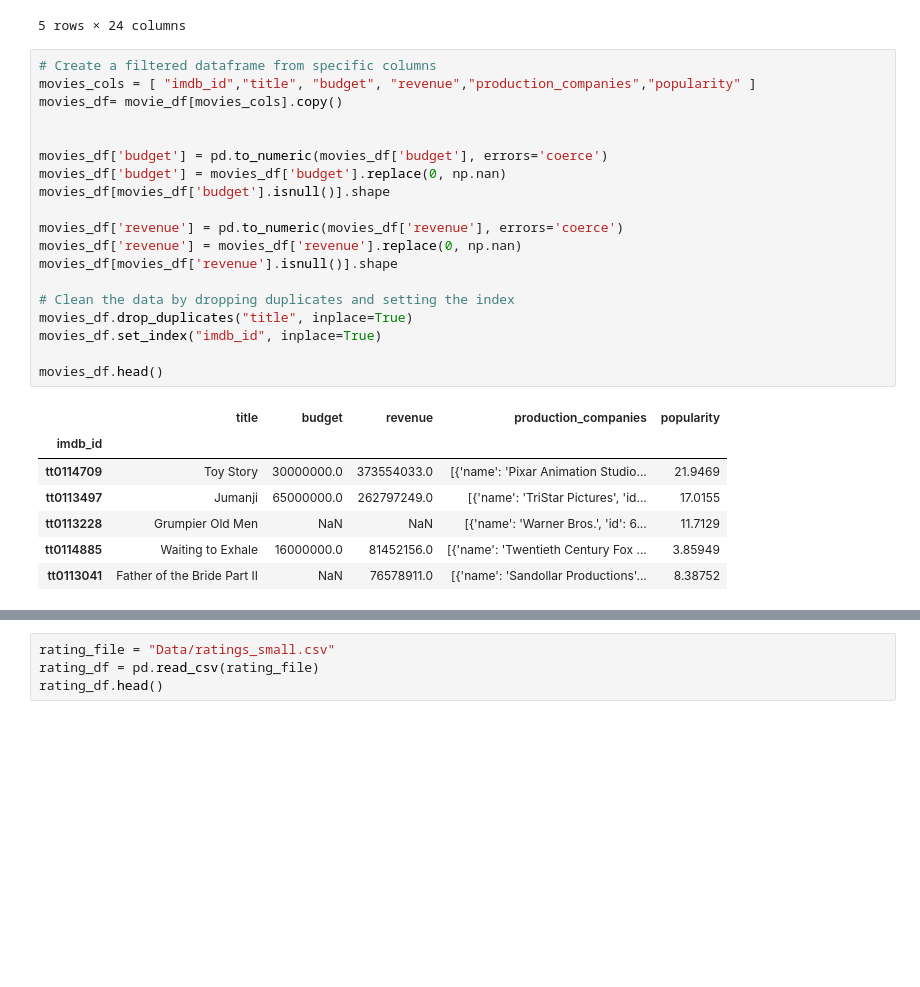
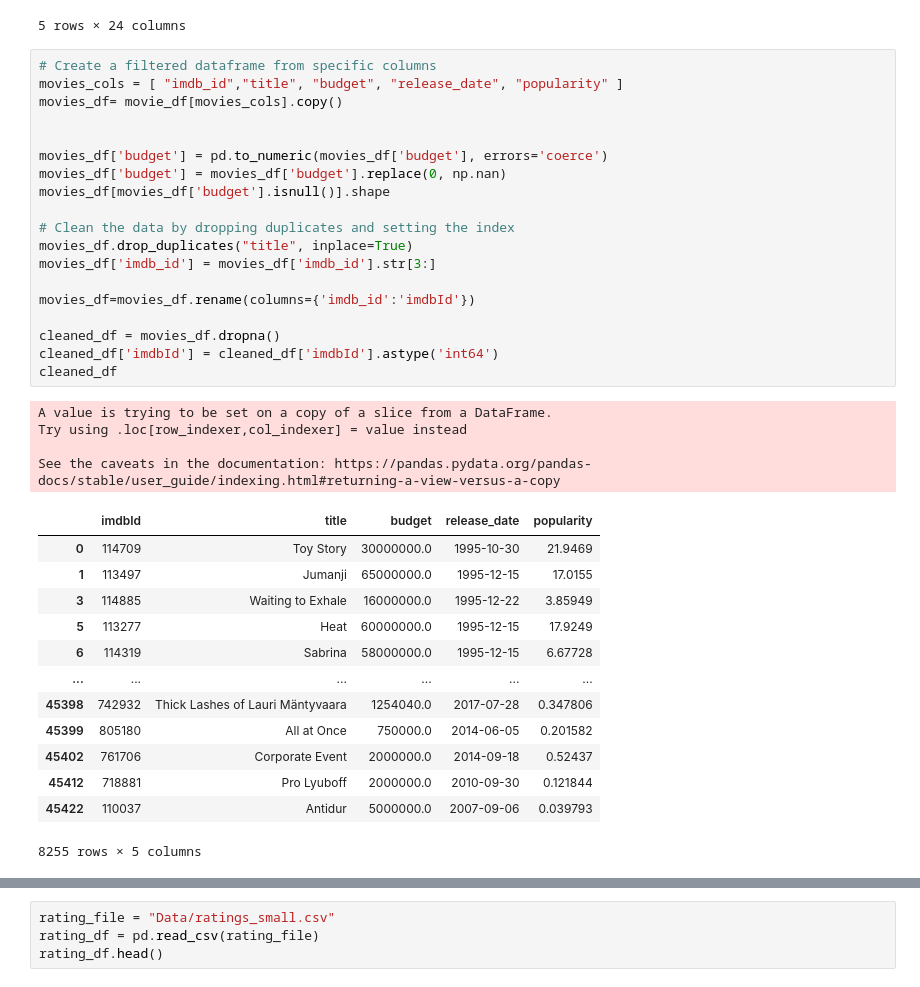
Before and after one commit to theriotn95/ETL-Project, a Jupyter notebook: movies_etl.ipynb, the cells around one changed output, grey strips where cells are left out. Saved outputs shown, nothing was run; the diff lists cells and outputs as text; blank space fills up the shorter version.

```diff
--- a/movies_etl.ipynb
+++ b/movies_etl.ipynb
@@ -16,28 +17,38 @@ movie_df.head()
 5 rows × 24 columns
 # %%
 # Create a filtered dataframe from specific columns
-movies_cols = [ "imdb_id","title", "budget", "revenue","production_companies","popularity" ]
+movies_cols = [ "imdb_id","title", "budget", "release_date", "popularity" ]
 movies_df= movie_df[movies_cols].copy()
 
 
 movies_df['budget'] = pd.to_numeric(movies_df['budget'], errors='coerce')
 movies_df['budget'] = movies_df['budget'].replace(0, np.nan)
 movies_df[movies_df['budget'].isnull()].shape
 
-movies_df['revenue'] = pd.to_numeric(movies_df['revenue'], errors='coerce')
-movies_df['revenue'] = movies_df['revenue'].replace(0, np.nan)
-movies_df[movies_df['revenue'].isnull()].shape
-
 # Clean the data by dropping duplicates and setting the index
 movies_df.drop_duplicates("title", inplace=True)
-movies_df.set_index("imdb_id", inplace=True)
+movies_df['imdb_id'] = movies_df['imdb_id'].str[3:]
 
-movies_df.head()
+movies_df=movies_df.rename(columns={'imdb_id':'imdbId'})
+
+cleaned_df = movies_df.dropna()
+cleaned_df['imdbId'] = cleaned_df['imdbId'].astype('int64')
+cleaned_df
 # %% [output]
+A value is trying to be set on a copy of a slice from a DataFrame.
+Try using .loc[row_indexer,col_indexer] = value instead
+
+See the caveats in the documentation: https://pandas.pydata.org/pandas-docs/stable/user_guide/indexing.html#returning-a-view-versus-a-copy
-|  | title | budget | revenue | production_companies | popularity |
-| imdb_id |  |  |  |  |  |
-| tt0114709 | Toy Story | 30000000.0 | 373554033.0 | [{'name': 'Pixar Animation Studio... | 21.9469 |
-| tt0113497 | Jumanji | 65000000.0 | 262797249.0 | [{'name': 'TriStar Pictures', 'id... | 17.0155 |
-| tt0113228 | Grumpier Old Men | NaN | NaN | [{'name': 'Warner Bros.', 'id': 6... | 11.7129 |
-| tt0114885 | Waiting to Exhale | 16000000.0 | 81452156.0 | [{'name': 'Twentieth Century Fox ... | 3.85949 |
-| tt0113041 | Father of the Bride Part II | NaN | 76578911.0 | [{'name': 'Sandollar Productions'... | 8.38752 |
+|  | imdbId | title | budget | release_date | popularity |
+| 0 | 114709 | Toy Story | 30000000.0 | 1995-10-30 | 21.9469 |
+| 1 | 113497 | Jumanji | 65000000.0 | 1995-12-15 | 17.0155 |
+| 3 | 114885 | Waiting to Exhale | 16000000.0 | 1995-12-22 | 3.85949 |
+| 5 | 113277 | Heat | 60000000.0 | 1995-12-15 | 17.9249 |
+| 6 | 114319 | Sabrina | 58000000.0 | 1995-12-15 | 6.67728 |
+| ... | ... | ... | ... | ... | ... |
+| 45398 | 742932 | Thick Lashes of Lauri Mäntyvaara | 1254040.0 | 2017-07-28 | 0.347806 |
+| 45399 | 805180 | All at Once | 750000.0 | 2014-06-05 | 0.201582 |
+| 45402 | 761706 | Corporate Event | 2000000.0 | 2014-09-18 | 0.52437 |
+| 45412 | 718881 | Pro Lyuboff | 2000000.0 | 2010-09-30 | 0.121844 |
+| 45422 | 110037 | Antidur | 5000000.0 | 2007-09-06 | 0.039793 |
+8255 rows × 5 columns
```
Also changed, not shown: parts of 11 cells of this notebook, 2 other files.
